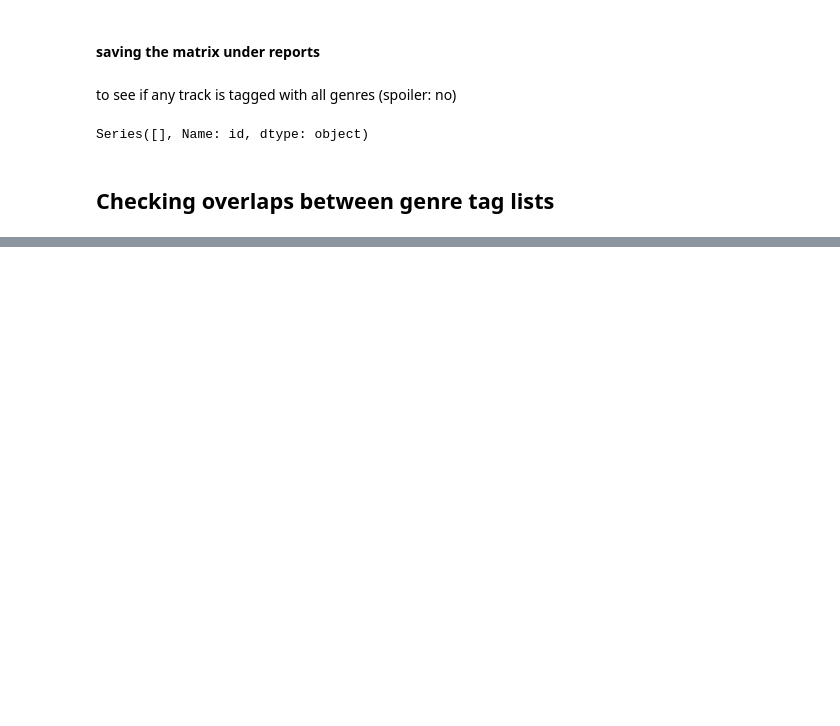
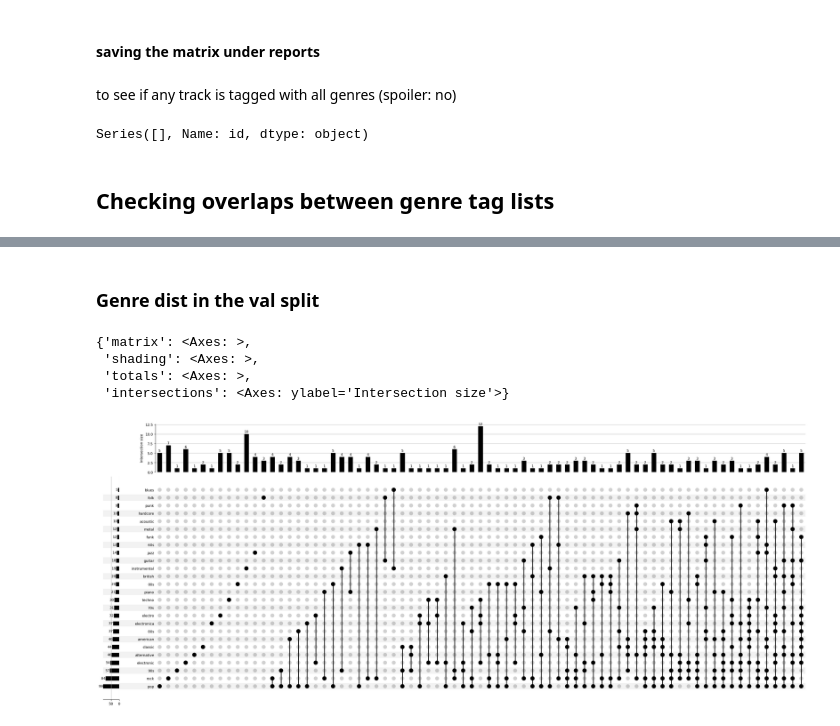
Before and after one commit to Alkhatir/duet-of-models, a Jupyter notebook: data_exploring.ipynb, the cells around one changed output, grey strips where cells are left out. Cells and saved outputs as stored; diff of their text form; code cells hidden in the pictures; blank space fills up the shorter version.

Commit message:
added visualization of the splits to see the distribution of the data inside the splits

```diff
--- a/data_exploring.ipynb
+++ b/data_exploring.ipynb
@@ -526,7 +526,8 @@ genre_wide_df = (
 # %% [markdown]
 #### saving the matrix under reports
 # %%
-genre_wide_df.join(df_paths.set_index("id"), on="id", how="inner").to_csv("data_reports/genre_dist.csv", index=False)
+genre_wide_with_paths = genre_wide_df.join(df_paths.set_index("id"), on="id", how="inner")
+genre_wide_with_paths.to_csv("data_reports/genre_dist.csv", index=False)
 # %% [markdown]
 to see if any track is tagged with all genres (spoiler: no)
 # %%
@@ -575,0 +571,8 @@ For example, when doing 'df[col].method(value, inplace=True)', try using 'df.met
+# %%
+train_paths = pd.read_csv("data_reports/splits/train.txt", header=None, names=["paths"],dtype=str)
+val_paths = pd.read_csv("data_reports/splits/val.txt", header=None, names=["paths"],dtype=str)
+test_paths = pd.read_csv("data_reports/splits/test.txt", header=None, names=["paths"],dtype=str)
+train_paths["paths"] = train_paths["paths"].str.strip('../../')
+val_paths["paths"] = val_paths["paths"].str.strip('../../')
+test_paths["paths"] = test_paths["paths"].str.strip('../../')
+train_paths.head()
@@ -575,0 +586,4 @@ For example, when doing 'df[col].method(value, inplace=True)', try using 'df.met
+# %%
+train_df = genre_wide_with_paths.join(train_paths.set_index("paths"), on="midi_path", how="inner")
+val_df = genre_wide_with_paths.join(val_paths.set_index("paths"), on="midi_path", how="inner")
+test_df = genre_wide_with_paths.join(test_paths.set_index("paths"), on="midi_path", how="inner")
@@ -575,0 +605,15 @@ For example, when doing 'df[col].method(value, inplace=True)', try using 'df.met
+# %% [markdown]
+### Genre dist in the val split
+# %%
+df_upset = val_df.drop(columns=["id"]).set_index("midi_path").astype(bool)  # ensure boolean for upsetplot
+upset = UpSet(
+    from_indicators(df_upset.columns, df_upset),
+    show_counts=True
+)
+upset.plot()
+# %% [output]
+{'matrix': <Axes: >,
+ 'shading': <Axes: >,
+ 'totals': <Axes: >,
+ 'intersections': <Axes: ylabel='Intersection size'>}
+[figure, added]
```
Also changed, not shown: parts of 15 cells of this notebook.
